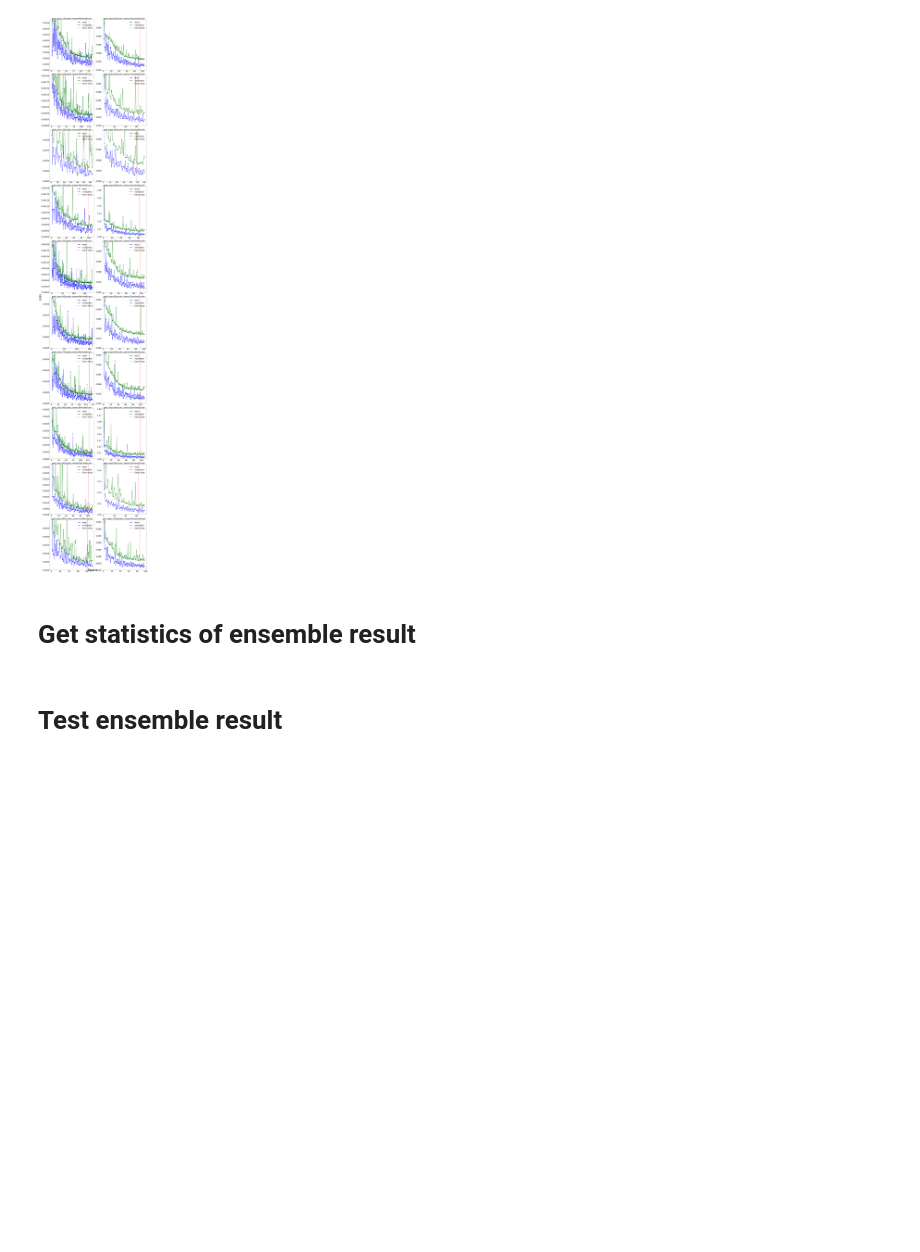
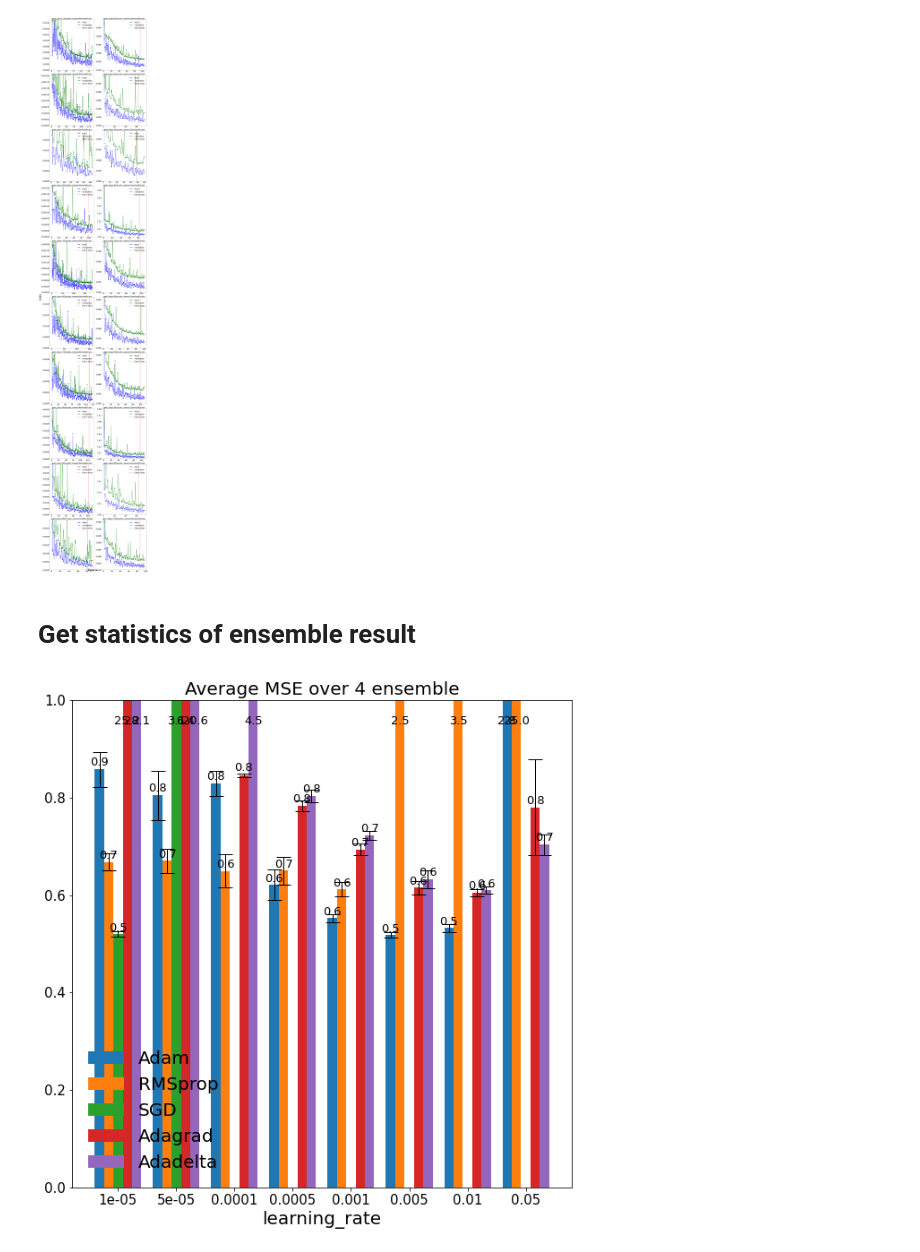
Before and after one commit to hoyunchoi/ML_practice, a Jupyter notebook: stock_data_prediction/hyperparameter_tuning.ipynb, the cells around one changed output. Cells and saved outputs as stored; diff of their text form; code cells hidden in the pictures; blank space fills up the shorter version.

```diff
--- a/stock_data_prediction/hyperparameter_tuning.ipynb
+++ b/stock_data_prediction/hyperparameter_tuning.ipynb
@@ -138,2 +113,0 @@ ensemble_result /= MAX_ENSEMBLE
-# %% [markdown]
-# Test ensemble result
@@ -152,0 +150,39 @@ for col in avg_mse.columns:
+# %%
+def plot_MSE(mse_mean, mse_sem, ylim_top=None):
+    fig, ax = plt.subplots(figsize=(10, 10))
+    major_label = mse_mean.columns
+    minor_label = mse_mean.index
+
+    xtick_loc = np.arange(len(major_label))
+    bar_width = 1.0 / len(minor_label) * 0.8
+
+    #* Draw bar plot with error bor
+    for i, minor in enumerate(minor_label):
+        ax.bar(xtick_loc + bar_width * i, height=mse_mean.loc[minor], yerr=mse_sem.loc[minor], width=bar_width, label=minor, error_kw=dict(lw=1, capsize=8))
+
+    #* Set anotation
+    for patch in ax.patches:
+        left, _, width, height = patch.get_bbox().bounds
+        if ylim_top is not None:
+            ax.annotate('{:.1f}'.format(height), (left + width / 2, min(height * 1.01, ylim_top * 0.95)), ha='center', fontsize=13)
+        else:
+            ax.annotate('{:.1f}'.format(height), (left + width / 2, height * 1.01), ha='center', fontsize=13)
+
+    ax.set_xticks(xtick_loc + bar_width * (len(minor_label) - 1) / 2)
+    ax.set_xticklabels(major_label, fontsize=20)
+    ax.tick_params(axis='both', labelsize=15)
+    ax.legend(loc='best', frameon=False, fontsize=20)
+    if ylim_top is not None:
+        ax.set_ylim(top=ylim_top)
+    ax.set_title("Average MSE over {} ensemble".format(MAX_ENSEMBLE), fontsize=20)
+
+    # fig.savefig(os.path.join('fig', 'MSE_{}.{}_{}.png'.format(TUNING_INDEX, var1_name, var2_name)))
+    fig.show()
+    return ax
+
+ax = plot_MSE(avg_mse_mean, avg_mse_sem, ylim_top=1.0)
+# ax.set_ylim(bottom=0.6)
+_ = ax.set_xlabel(var1_name, fontsize=20)
+# plot_MSE(avg_mse_mean.loc[[1,2,3]], avg_mse_sem.loc[[1,2,3]], ylim_top=1.2)
+# %% [output]
+[figure, added]
```
Also changed, not shown: parts of 13 cells of this notebook, 12 other files.
